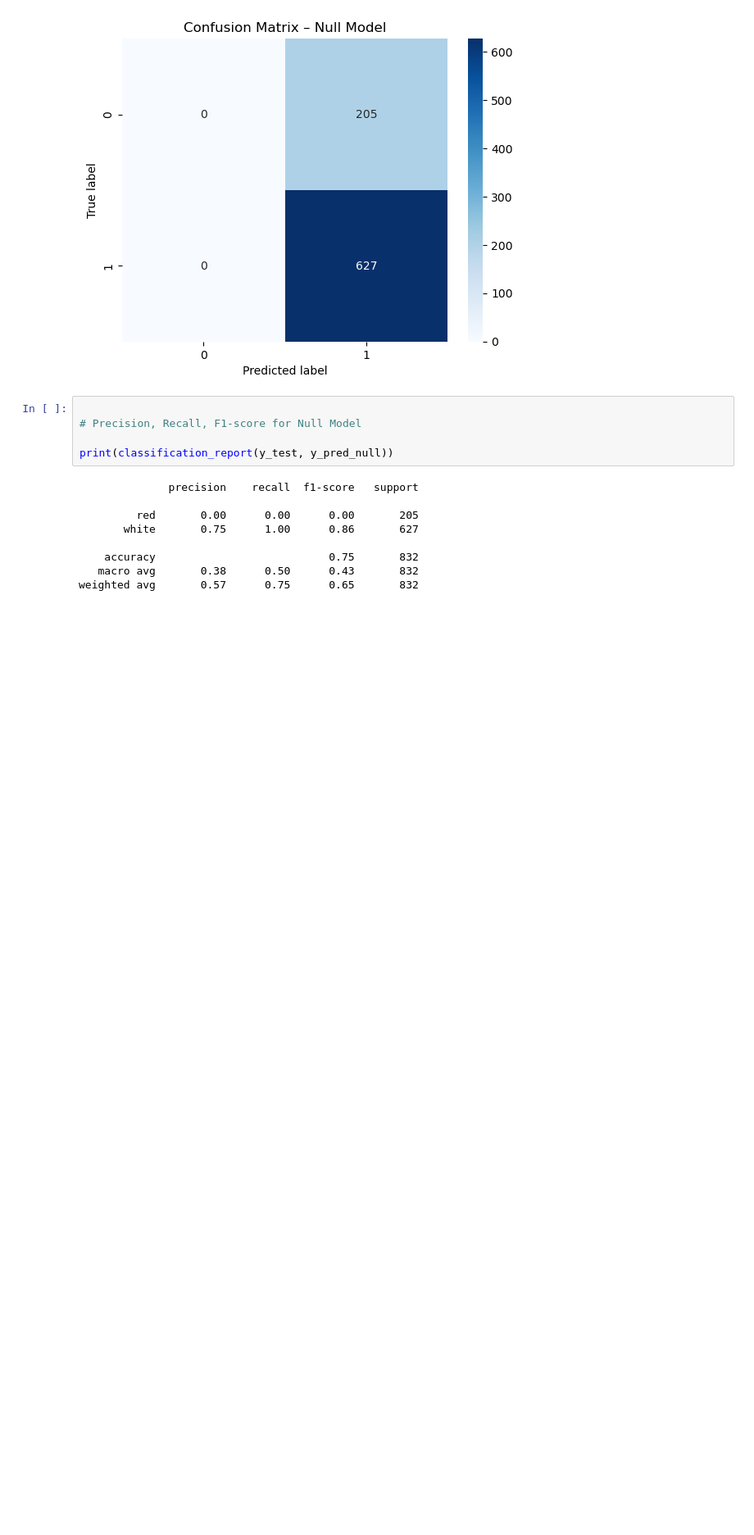
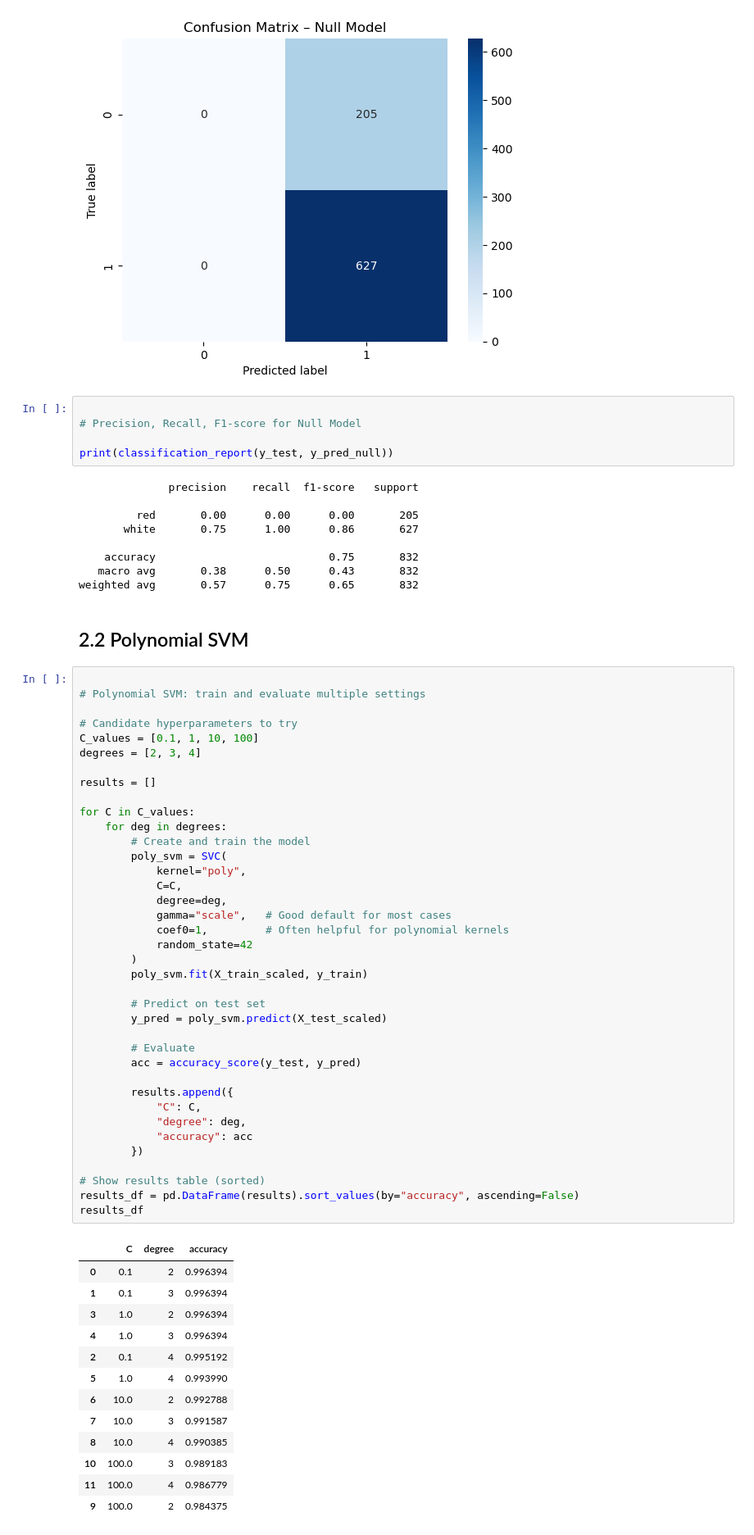
Before and after one commit to Titaniel3/ASDA_2025_Group_1_Portfolio_new, a Jupyter notebook: notebooks/week_12_DL.ipynb, the cells around one changed output. Shown at 82% size. Cells and saved outputs as stored; diff of their text form; blank space fills up the shorter version.

```diff
--- a/notebooks/week_12_DL.ipynb
+++ b/notebooks/week_12_DL.ipynb
@@ -233,3 +233,57 @@ print(classification_report(y_test, y_pred_null))
     accuracy                           0.75       832
    macro avg       0.38      0.50      0.43       832
 weighted avg       0.57      0.75      0.65       832
+# %% [markdown]
+## 2.2 Polynomial SVM
+# %%
+
+# Polynomial SVM: train and evaluate multiple settings
+
+# Candidate hyperparameters to try
+C_values = [0.1, 1, 10, 100]
+degrees = [2, 3, 4]
+
+results = []
+
+for C in C_values:
+    for deg in degrees:
+        # Create and train the model
+        poly_svm = SVC(
+            kernel="poly",
+            C=C,
+            degree=deg,
+            gamma="scale",   # Good default for most cases
+            coef0=1,         # Often helpful for polynomial kernels
+            random_state=42
+        )
+        poly_svm.fit(X_train_scaled, y_train)
+
+        # Predict on test set
+        y_pred = poly_svm.predict(X_test_scaled)
+
+        # Evaluate
+        acc = accuracy_score(y_test, y_pred)
+
+        results.append({
+            "C": C,
+            "degree": deg,
+            "accuracy": acc
+        })
+
+# Show results table (sorted)
+results_df = pd.DataFrame(results).sort_values(by="accuracy", ascending=False)
+results_df
+# %% [output]
+|  | C | degree | accuracy |
+| 0 | 0.1 | 2 | 0.996394 |
+| 1 | 0.1 | 3 | 0.996394 |
+| 3 | 1.0 | 2 | 0.996394 |
+| 4 | 1.0 | 3 | 0.996394 |
+| 2 | 0.1 | 4 | 0.995192 |
+| 5 | 1.0 | 4 | 0.993990 |
+| 6 | 10.0 | 2 | 0.992788 |
+| 7 | 10.0 | 3 | 0.991587 |
+| 8 | 10.0 | 4 | 0.990385 |
+| 10 | 100.0 | 3 | 0.989183 |
+| 11 | 100.0 | 4 | 0.986779 |
+| 9 | 100.0 | 2 | 0.984375 |
```
Also changed, not shown: parts of 1 cell of this notebook.
